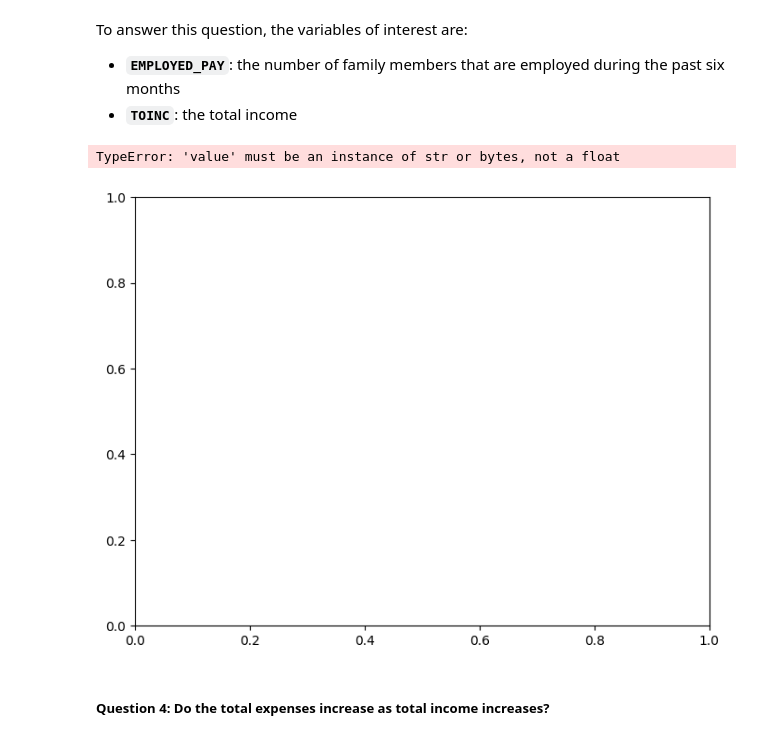
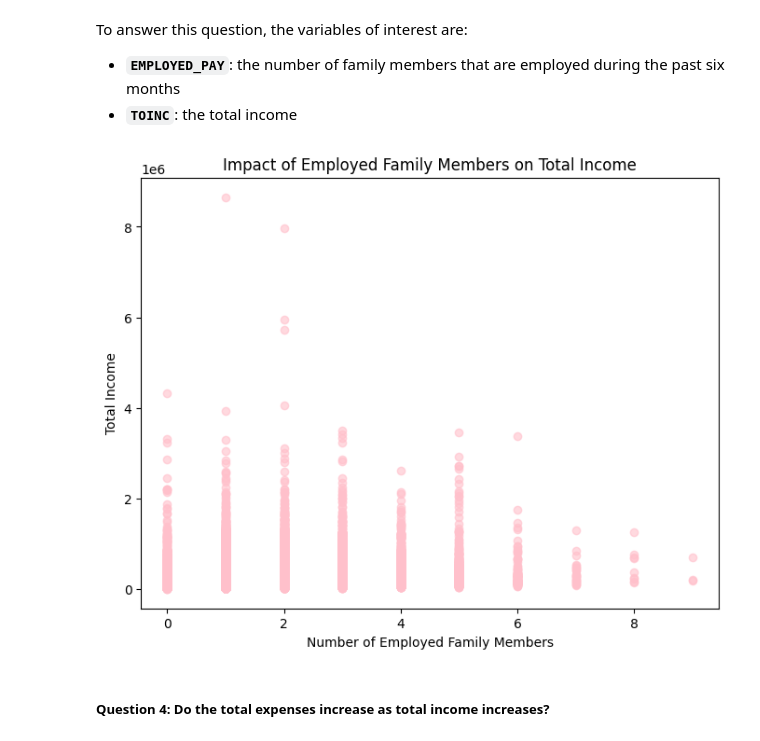
Before and after one commit to MichaelGelo/CSMODEL_Project, a Jupyter notebook: Group3_Phase1.ipynb, the cells around one changed output. Drawn from its saved outputs; the diff is of its cells as text; code cells hidden in the pictures.

```diff
--- a/Group3_Phase1.ipynb
+++ b/Group3_Phase1.ipynb
@@ -632,6 +650,9 @@ EMPLOYED_PAY             True
 EMPLOYED_PROF            True
 REGPC                   False
 dtype: bool
+# %%
+employed_family = FIES_df['EMPLOYED_PAY'].astype(float)
+total_income = FIES_df['TOINC']
 # %% [markdown]
 `REGPC` is the Regional per capita income decile. Its values ranges from 1 to 10, where 1 being the lowest decile and 10 is highest decile. To make the values understandable, we rename its values.
 # %%
@@ -811,20 +832,15 @@ To answer this question, the variables of interest are:
 - **`EMPLOYED_PAY`**: the number of family members that are employed during the past six months
 - **`TOINC`**: the total income
 # %%
-employed_family = FIES_df['EMPLOYED_PAY']
-total_income = FIES_df['TOINC']
-
-
 plt.figure(figsize=(8, 6))
 plt.scatter(employed_family, total_income, alpha=0.6, color='pink')
 
 plt.title('Impact of Employed Family Members on Total Income')
 plt.xlabel('Number of Employed Family Members')
 plt.ylabel('Total Income')
 plt.show()
 # %% [output]
-TypeError: 'value' must be an instance of str or bytes, not a float
-[figure, old version]
+[figure, new version]
 # %% [markdown]
 ##### **Question 4:** Do the total expenses increase as total income increases?
 # %% [markdown]
```
Also changed, not shown: parts of 3 cells of this notebook.
